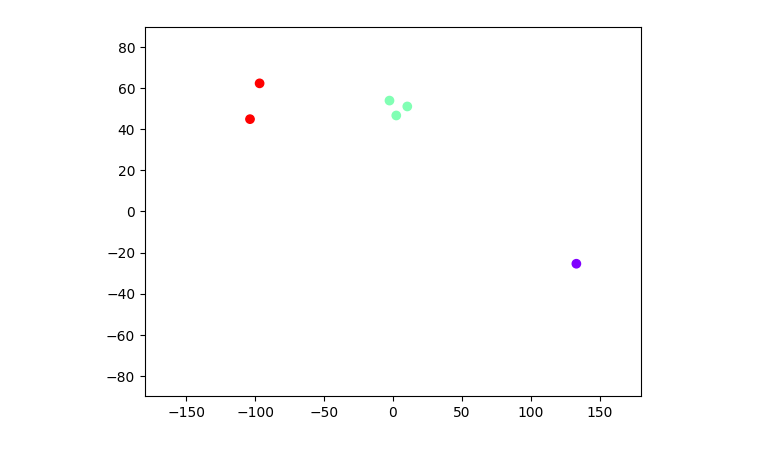
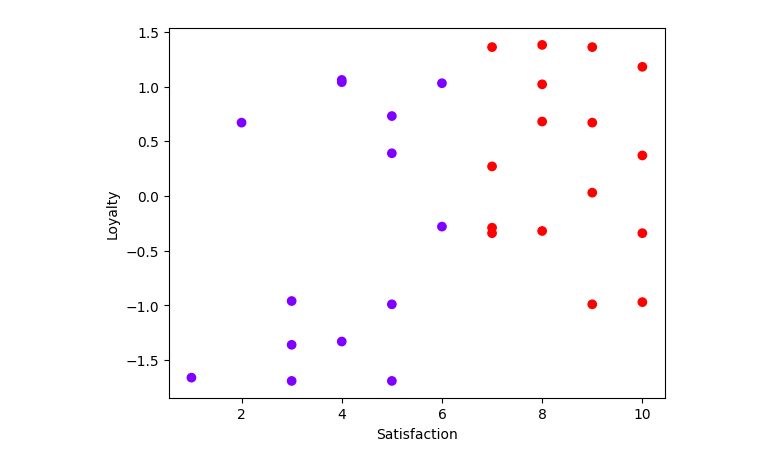
Before and after one commit to AmarKanth/machine_learning, a Jupyter notebook: 07.clustering/01.k-means-clustering/notebook2.ipynb, the cells around one changed output. Drawn from its saved outputs; the diff is of its cells as text; code cells hidden in the pictures.

Commit message:
changes in k means clustering

```diff
--- a/07.clustering/01.k-means-clustering/notebook2.ipynb
+++ b/07.clustering/01.k-means-clustering/notebook2.ipynb
@@ -6,3 +7,3 @@ import matplotlib.pyplot as plt
 from sklearn.cluster import KMeans
 # %%
-data = pd.read_csv("country_clusters.csv")
+data = pd.read_csv("example.csv")
@@ -12,20 +17,18 @@ data_mapped["Language"] = data_mapped["Language"].map({"English":0, "French":1,
 # %%
-x = data_mapped.iloc[:,1:4]
-kmeans = KMeans(3)
+x = data.copy()
+kmeans = KMeans(2)
 kmeans.fit(x)
-
-identified_clusters = kmeans.fit_predict(x)
-data_with_clusters = data.copy()
-data_with_clusters["Cluster"] = identified_clusters
+clusters = x.copy()
+clusters["Cluster_pred"] = kmeans.fit_predict(x)
 # %%
 plt.scatter(
-    data_with_clusters["Longitude"],
-    data_with_clusters["Latitude"],
-    c=data_with_clusters["Cluster"],
+    clusters["Satisfaction"],
+    clusters["Loyalty"],
+    c=clusters["Cluster_pred"],
     cmap="rainbow"
 )
-plt.xlim(-180,180)
-plt.ylim(-90,90)
+plt.xlabel("Satisfaction")
+plt.ylabel("Loyalty")
 plt.show()
 # %% [output]
-[figure, old version]
+[figure, new version]
```
Also changed, not shown: parts of 7 cells of this notebook, 1 other file.
